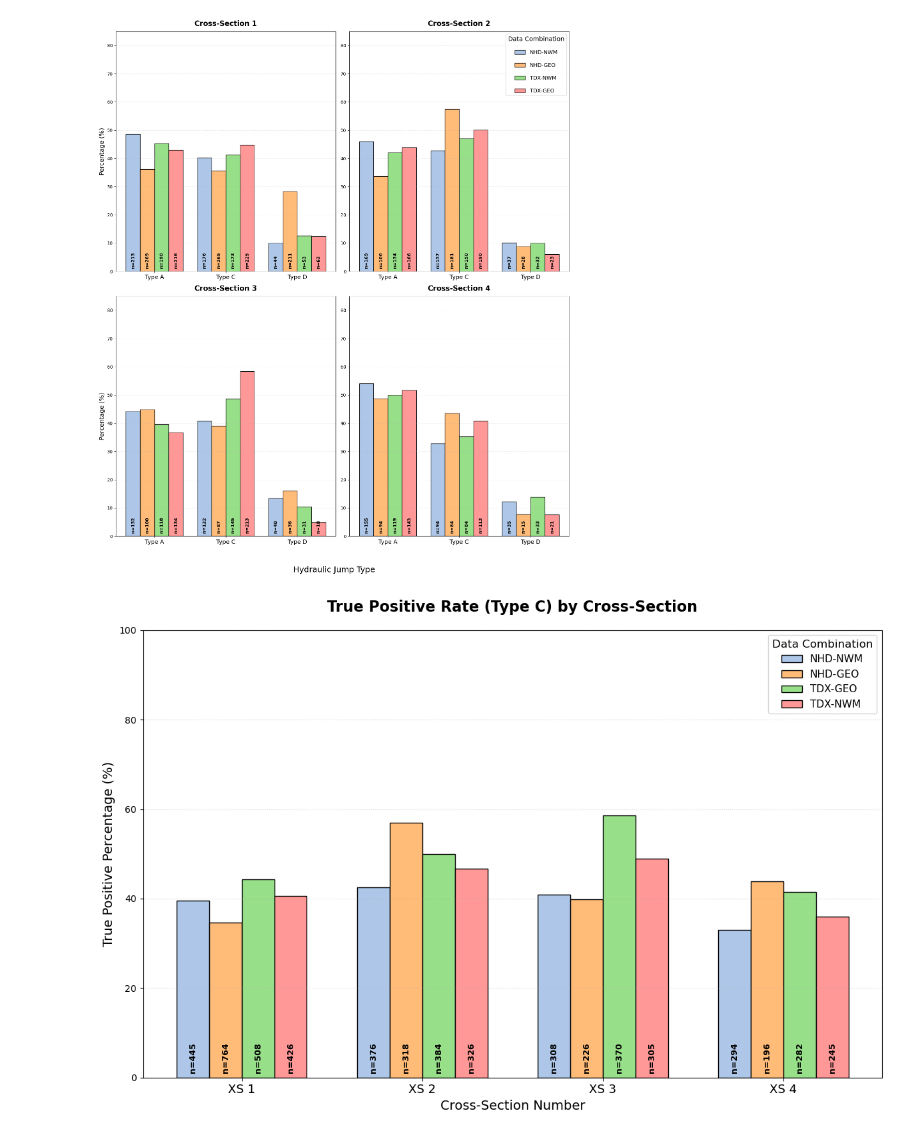
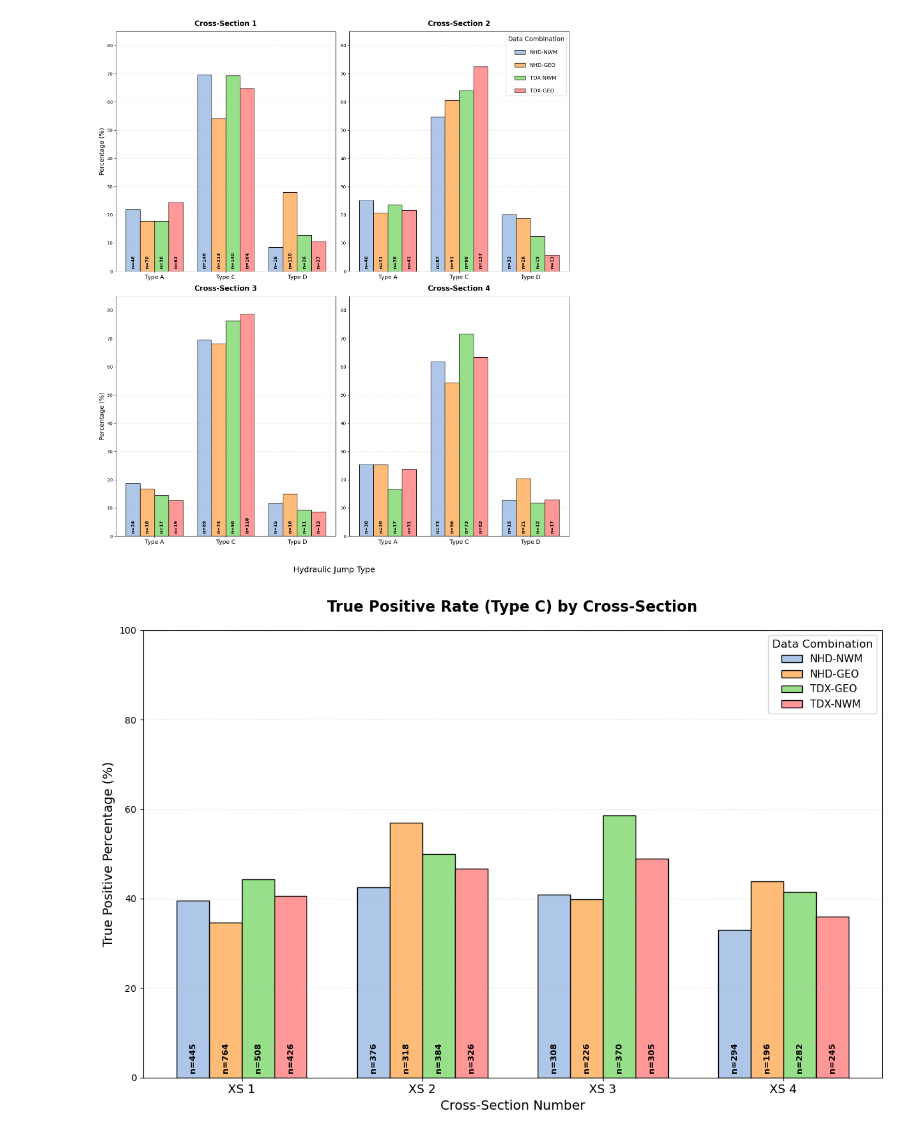
Before and after one commit to ktquint/lhd-processor, a Jupyter notebook: notebooks/summary_stats.ipynb, the cells around one changed output. Cells and saved outputs as stored; diff of their text form; code cells hidden in the pictures.

Commit message:
added option for testing flow-duration curves

```diff
--- a/notebooks/summary_stats.ipynb
+++ b/notebooks/summary_stats.ipynb
@@ -14,7 +127,7 @@ import matplotlib.pyplot as plt
 import numpy as np
 
 # --- CONFIGURATION ---
-full_db = '../lhd_processor/data/lhd_database.xlsx'
+full_db = '/Volumes/KenDrive/lhd_testing/lhd_ep_50.xlsx'
 
 # ORDER UPDATED PER REQUEST
 all_combinations = ['NHD-NWM', 'NHD-GEO', 'TDX-GEO', 'TDX-NWM']
@@ -143,7 +258,7 @@ import matplotlib.pyplot as plt
 import numpy as np
 
 # --- CONFIGURATION ---
-full_db = '../lhd_processor/data/lhd_database_adv.xlsx'
+full_db = '/Volumes/KenDrive/lhd_testing/lhd_ep_50.xlsx'
 # 1. Read Sites and Filter
 sites_df = pd.read_excel(full_db, sheet_name='Sites')
 # sites_clean = sites_df[sites_df['comments'].isna()]
@@ -230,34 +345,34 @@ for i, xs in enumerate(range(1, 5)):
                 # Switched color to 'black' because of the lighter pastel bars
                 ax.text(bar.get_x() + bar.get_width() / 2, 1,
                         f'n={int(count)}',
                         ha='center', va='bottom',
                         fontsize=10, color='black',
                         fontweight='bold', rotation=90)
 
     # Subplot Styling
     ax.set_title(f'Cross-Section {xs}', fontsize=16, fontweight='bold', pad=12)
     ax.set_xticks(x)
     ax.set_xticklabels(jump_types, fontsize=13)
     ax.set_ylim(0, 85)
     ax.grid(axis='y', linestyle=':', alpha=0.5) # Dotted grid matching the CI plot
 
     if i % 2 == 0:
         ax.set_ylabel('Percentage (%)', fontsize=14)
 
     if i == 1:
         ax.legend(title='Data Combination',
                   title_fontsize=14,
                   fontsize=12,
                   loc='upper right',
                   frameon=True,
                   labelspacing=1.5)
 
 fig.supxlabel('Hydraulic Jump Type', fontsize=18, y=0.01)
 plt.tight_layout(rect=(0, 0.03, 1, 0.98))
 plt.savefig('jump_type_prevalence_pastel.png', dpi=300, bbox_inches='tight', facecolor='white')
 plt.show()
 # %% [output]
-[figure, old version]
+[figure, new version]
 # %%
 # --- NEW PLOT: True Positive % by Cross-Section ---
 import pandas as pd
```
Also changed, not shown: parts of 6 cells of this notebook, 2 other files.
